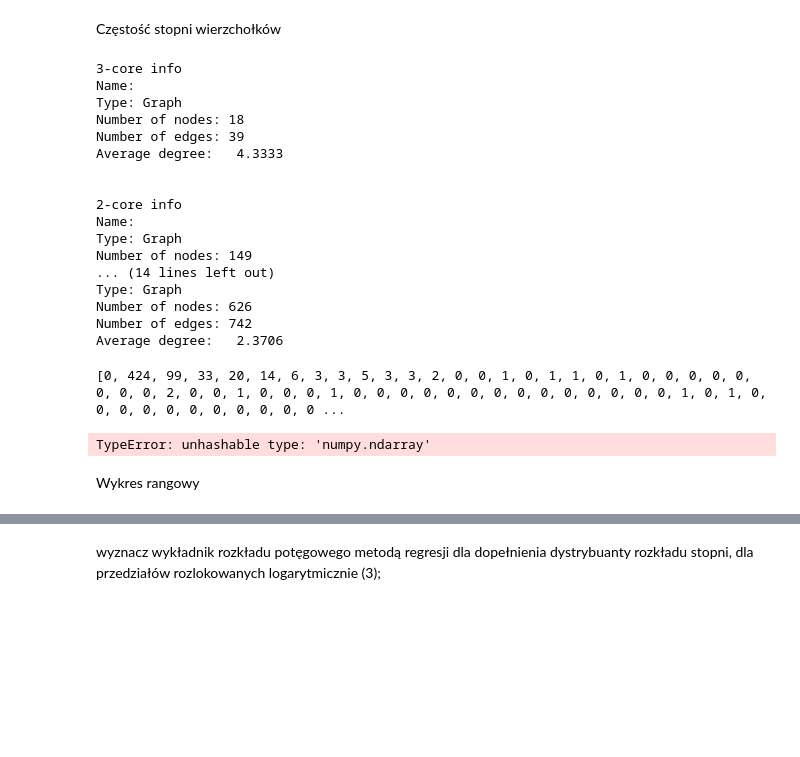
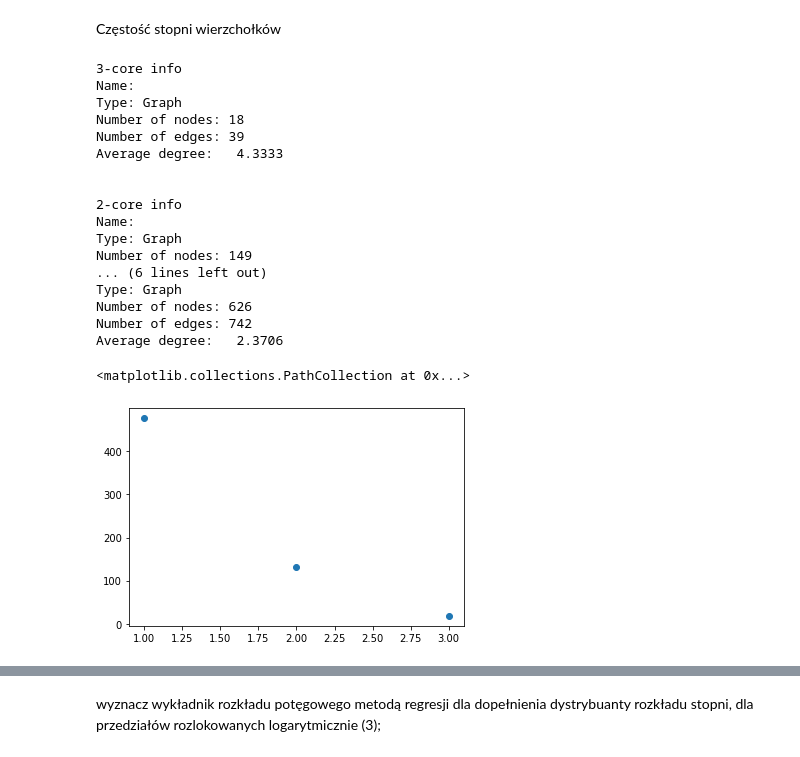
Before and after one commit to sebsm/TASS, a Jupyter notebook: Projekt 1/Zadanie B/note.ipynb, the cells around one changed output, grey strips where cells are left out. Saved outputs shown, nothing was run; the diff lists cells and outputs as text; code cells hidden in the pictures; blank space fills up the shorter version.

```diff
--- a/Projekt 1/Zadanie B/note.ipynb
+++ b/Projekt 1/Zadanie B/note.ipynb
@@ -108,7 +105,7 @@ Wyznacz aproksymacje średniej długości ścieżki, operując na próbie losowe
 # %%
 import random
 # %%
-n_set = [100, 310, 620]
+n_set = [200, 310, 620]
 random_graph=[None] * len(n_set)
 create_graph=[None] * len(n_set)
 for i in n_set:
@@ -116,13 +113,10 @@ for i in n_set:
     create_graph = G_multi.subgraph(random_graph)
     lar_cc = max(nx.connected_components(create_graph), key=len)
     G_big=create_graph.subgraph(lar_cc)
-    #print(nx.info(create_graph))
     print(nx.info(G_big))
     try:
-        #aspl = nx.average_shortest_path_length(create_graph)
-        aspl1 = nx.average_shortest_path_length(G_big)
-        #print(i,aspl)
-        print(i,aspl1)
+        ave = nx.average_shortest_path_length(G_big)
+        print(i,ave)
     except nx.NetworkXError:
         print('Cannot count length')
 # %% [output]
@@ -231,51 +224,42 @@ Average degree:   4.3333
 # %% [markdown]
 Częstość stopni wierzchołków
 # %%
-core_numbers = nx.core_number(G_multi)
+core_numbers = nx.core_number(G_biggest)
 
 deg_dict = Counter(core_numbers)
 degs = deg_dict.keys()
 freqs = deg_dict.values()
 
 sorted_freqs = sorted(list(dict.fromkeys(freqs)), reverse=True)
 
 # Liczbę rdzeni o największym możliwym rzędzie, o drugim możliwie największym rzędzie o trzecim możliwie największym rzędzie; jakie to są rzędy? (3);
 for i in list(sorted_freqs)[:5]:
     print(str(i) + '-core info')
     print(nx.info(nx.k_core(G_biggest, k=i)))
     print('\n')
+
+hist_data = sorted(Counter(core_numbers.values()).items())
+
+
+# rozkład stopni wierzchołków
+plt.scatter(*zip(*hist_data))
 # %% [output]
 3-core info
 Name:
 Type: Graph
 Number of nodes: 18
 Number of edges: 39
 Average degree:   4.3333
 
 
 2-core info
 Name:
 Type: Graph
 Number of nodes: 149
-... (14 lines left out)
+... (6 lines left out)
 Type: Graph
 Number of nodes: 626
 Number of edges: 742
 Average degree:   2.3706
+<matplotlib.collections.PathCollection at 0x...>
+[figure, added]
-# %%
-print(nx.degree_histogram(G_biggest))
-# %% [output]
-[0, 424, 99, 33, 20, 14, 6, 3, 3, 5, 3, 3, 2, 0, 0, 1, 0, 1, 1, 0, 1, 0, 0, 0, 0, 0, 0, 0, 0, 2, 0, 0, 1, 0, 0, 0, 1, 0, 0, 0, 0, 0, 0, 0, 0, 0, 0, 0, 0, 0, 0, 1, 0, 1, 0, 0, 0, 0, 0, 0, 0, 0, 0, 0, 0 ...
-# %%
-from collections import Counter
-import matplotlib as plt
-deg_dict = Counter(c)
-degs = deg_dict.keys()
-freqs = deg_dict.values()
-plt.pyplot.loglog(degs , freqs , 'bo')
-plt.gcf().savefig('degree_freq.png')
-plt.close()
-# %% [output]
-TypeError: unhashable type: 'numpy.ndarray'
-# %% [markdown]
-Wykres rangowy
```
Also changed, not shown: parts of 16 cells of this notebook, 5 other files.
